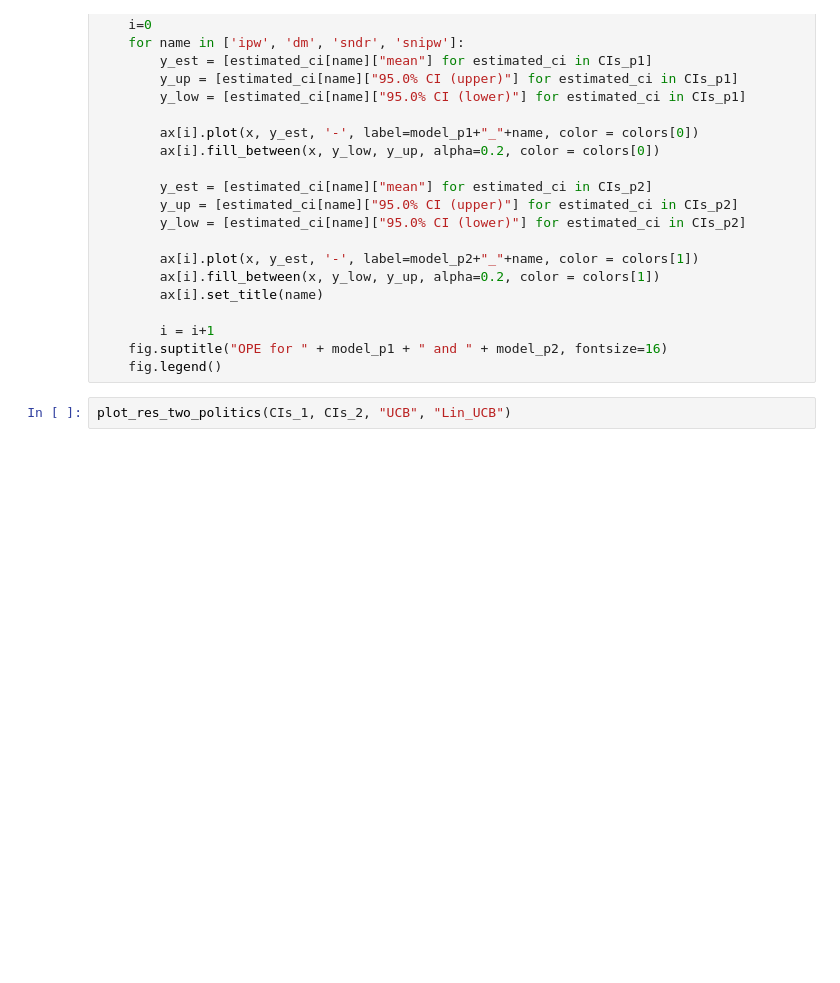
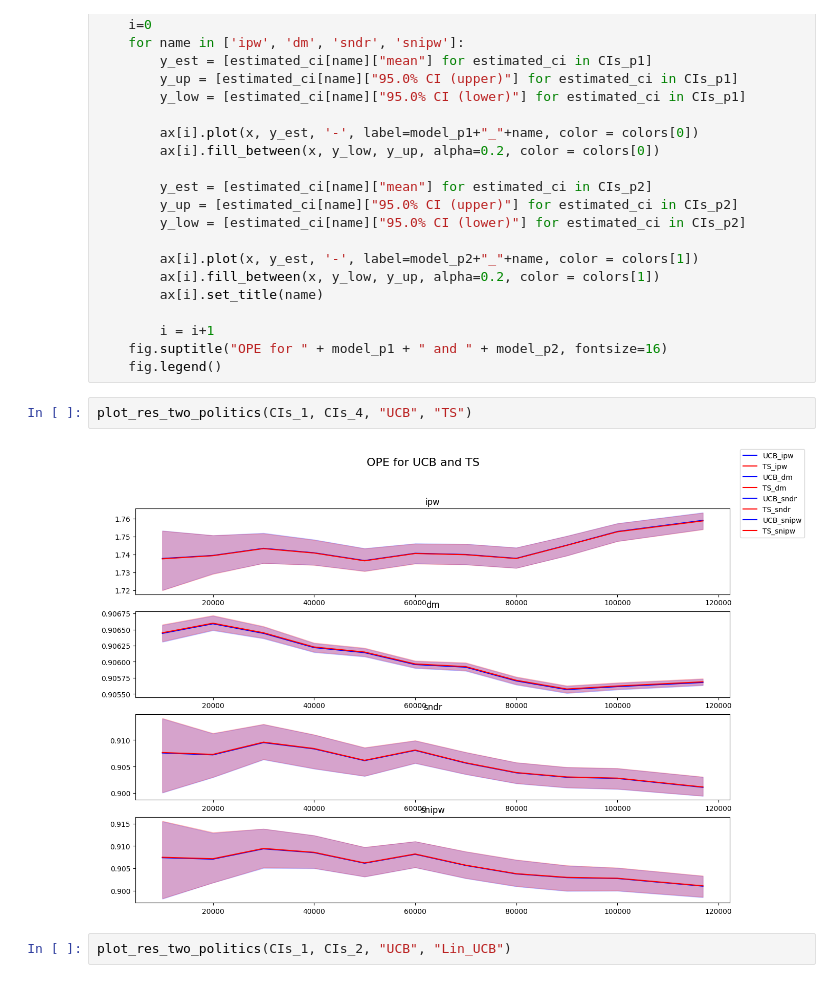
Before and after one commit to HDI-lab-HSE/RePlayHDILab2024, a Jupyter notebook: replay/experimental/scenarios/movielens_wrapper/09_obp_connector.ipynb, the cells around one changed output. Drawn from its saved outputs; the diff is of its cells as text; blank space fills up the shorter version.

```diff
--- a/replay/experimental/scenarios/movielens_wrapper/09_obp_connector.ipynb
+++ b/replay/experimental/scenarios/movielens_wrapper/09_obp_connector.ipynb
@@ -502,6 +592,10 @@ def plot_res_two_politics(CIs_p1, CIs_p2, model_p1, model_p2):
         i = i+1
     fig.suptitle("OPE for " + model_p1 + " and " + model_p2, fontsize=16)
     fig.legend()
+# %%
+plot_res_two_politics(CIs_1, CIs_4, "UCB", "TS")
+# %% [output]
+[figure, added]
 # %%
 plot_res_two_politics(CIs_1, CIs_2, "UCB", "Lin_UCB")
 # %% [output]
```
Also changed, not shown: parts of 40 cells of this notebook, 6 other files.
